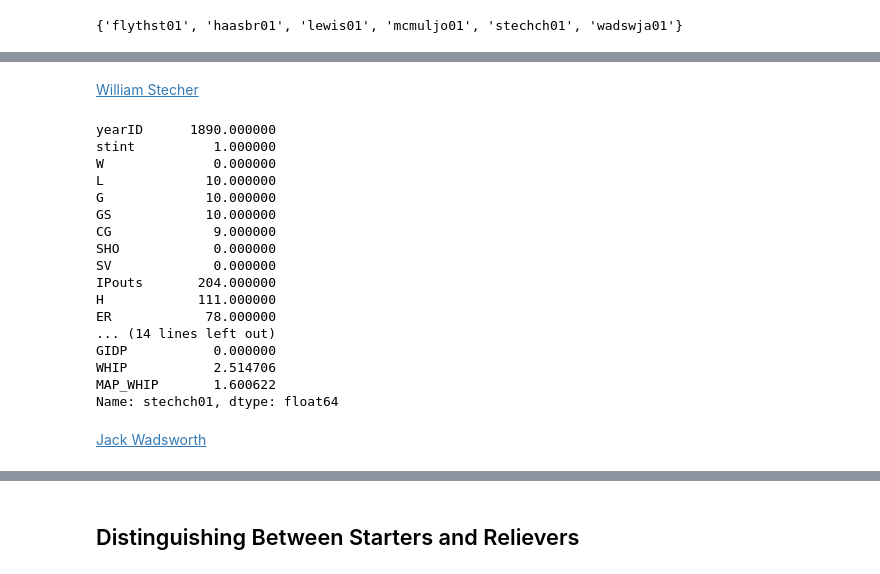
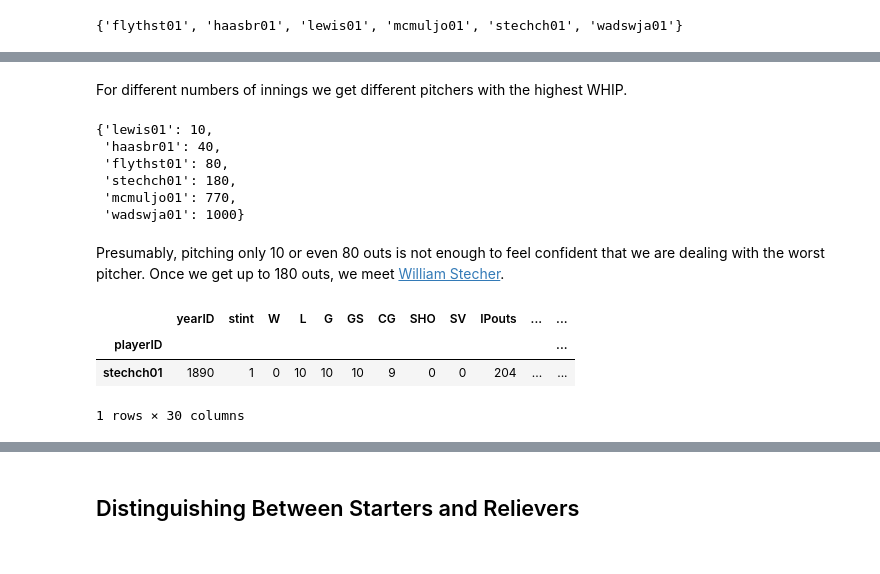
Before and after one commit to gadamico/Sports-Data, a Jupyter notebook: baseball/notebooks/best_and_worst_pitchers.ipynb, the cells around one changed output, grey strips where cells are left out. Cells and saved outputs as stored; diff of their text form; code cells hidden in the pictures.

```diff
--- a/baseball/notebooks/best_and_worst_pitchers.ipynb
+++ b/baseball/notebooks/best_and_worst_pitchers.ipynb
@@ -229,2 +202,2 @@ results_dict
-# %% [markdown]
-[William Stecher](https://www.baseball-reference.com/players/s/stechch01.shtml)
+# %% [markdown]
+For different numbers of innings we get different pitchers with the highest WHIP.
@@ -231,22 +209,18 @@ results_dict
+# %%
+pitcher_with_ip
+# %% [output]
+{'lewis01': 10,
+ 'haasbr01': 40,
+ 'flythst01': 80,
+ 'stechch01': 180,
+ 'mcmuljo01': 770,
+ 'wadswja01': 1000}
+# %% [markdown]
+Presumably, pitching only 10 or even 80 outs is not enough to feel confident that we are dealing with the worst pitcher. Once we get up to 180 outs, we meet [William Stecher](https://www.baseball-reference.com/players/s/stechch01.shtml).
 # %%
-pitchers.loc['stechch01']
+pitchers[pitchers.index == 'stechch01']
 # %% [output]
+|  | yearID | stint | W | L | G | GS | CG | SHO | SV | IPouts | ... | ... |
+| playerID |  |  |  |  |  |  |  |  |  |  |  | ... |
+| stechch01 | 1890 | 1 | 0 | 10 | 10 | 10 | 9 | 0 | 0 | 204 | ... | ... |
-yearID      1890.000000
-stint          1.000000
-W              0.000000
-L             10.000000
-G             10.000000
-GS            10.000000
-CG             9.000000
-SHO            0.000000
-SV             0.000000
-IPouts       204.000000
-H            111.000000
-ER            78.000000
-... (14 lines left out)
-GIDP           0.000000
-WHIP           2.514706
-MAP_WHIP       1.600622
-Name: stechch01, dtype: float64
+1 rows × 30 columns
-# %% [markdown]
-[Jack Wadsworth](https://www.baseball-reference.com/players/w/wadswja01.shtml)
```
Also changed, not shown: parts of 76 cells of this notebook, 1 other file.
